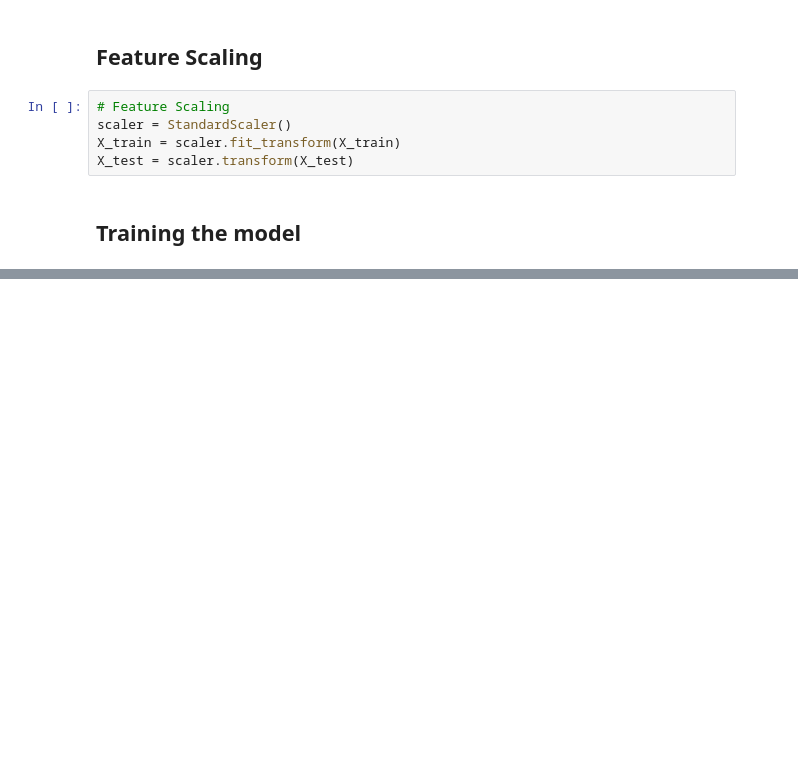
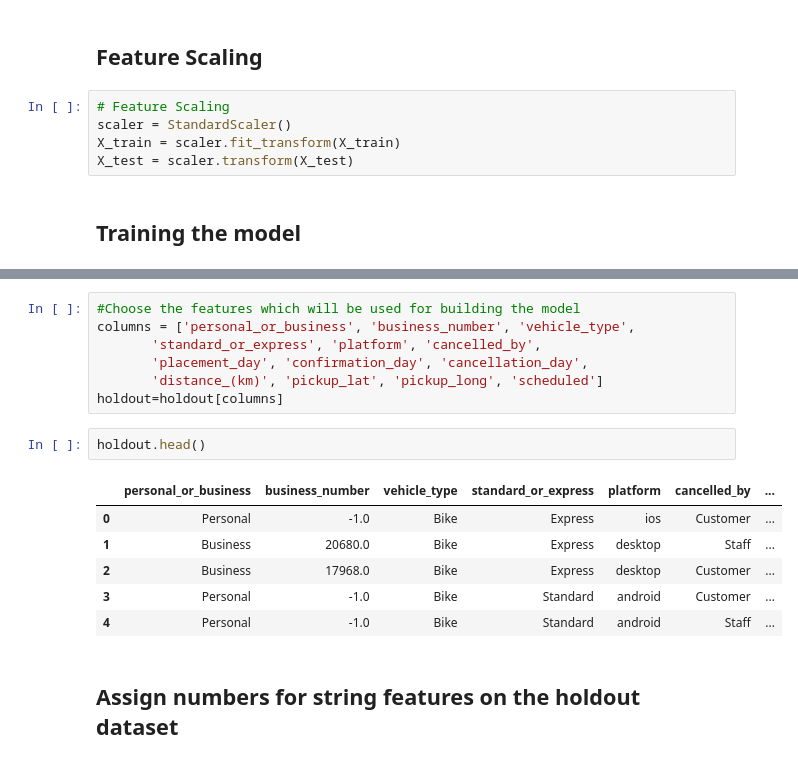
Before and after one commit to Dancilla/Challenges, a Jupyter notebook: Sendy/Sendy_notebooks/Predicting Cancellation Orders.ipynb, the cells around one changed output, grey strips where cells are left out. Drawn from its saved outputs; the diff is of its cells as text; blank space fills up the shorter version.

```diff
--- a/Sendy/Sendy_notebooks/Predicting Cancellation Orders.ipynb
+++ b/Sendy/Sendy_notebooks/Predicting Cancellation Orders.ipynb
@@ -320,0 +335,18 @@ NameError: name 'df' is not defined
+# %%
+#Choose the features which will be used for building the model
+columns = ['personal_or_business', 'business_number', 'vehicle_type',
+       'standard_or_express', 'platform', 'cancelled_by',
+       'placement_day', 'confirmation_day', 'cancellation_day',
+       'distance_(km)', 'pickup_lat', 'pickup_long', 'scheduled']
+holdout=holdout[columns]
+# %%
+holdout.head()
+# %% [output]
+|  | personal_or_business | business_number | vehicle_type | standard_or_express | platform | cancelled_by | ... |
+| 0 | Personal | -1.0 | Bike | Express | ios | Customer | ... |
+| 1 | Business | 20680.0 | Bike | Express | desktop | Staff | ... |
+| 2 | Business | 17968.0 | Bike | Express | desktop | Customer | ... |
+| 3 | Personal | -1.0 | Bike | Standard | android | Customer | ... |
+| 4 | Personal | -1.0 | Bike | Standard | android | Staff | ... |
+# %% [markdown]
+## Assign numbers for string features on the holdout dataset
```
Also changed, not shown: parts of 23 cells of this notebook.
